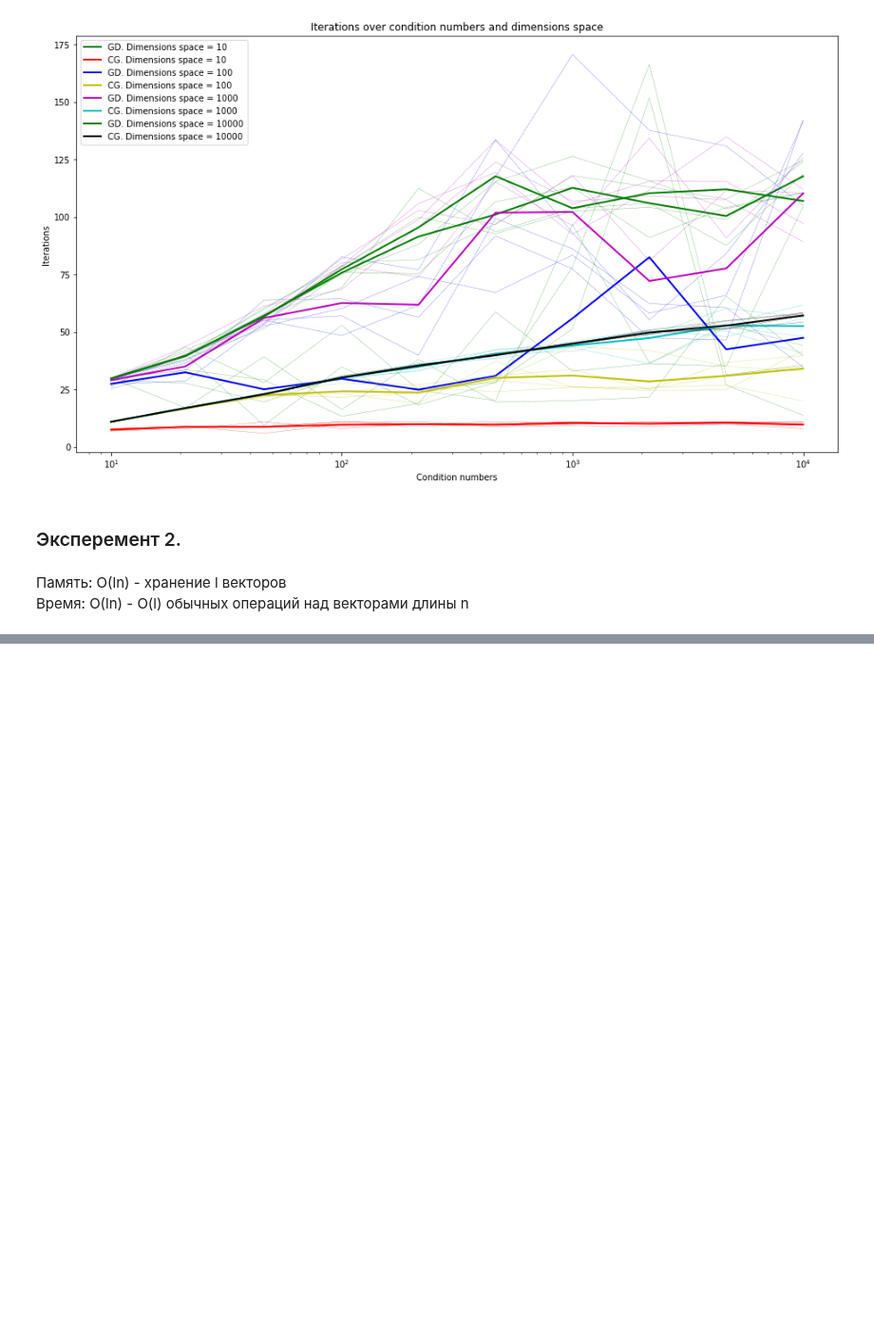
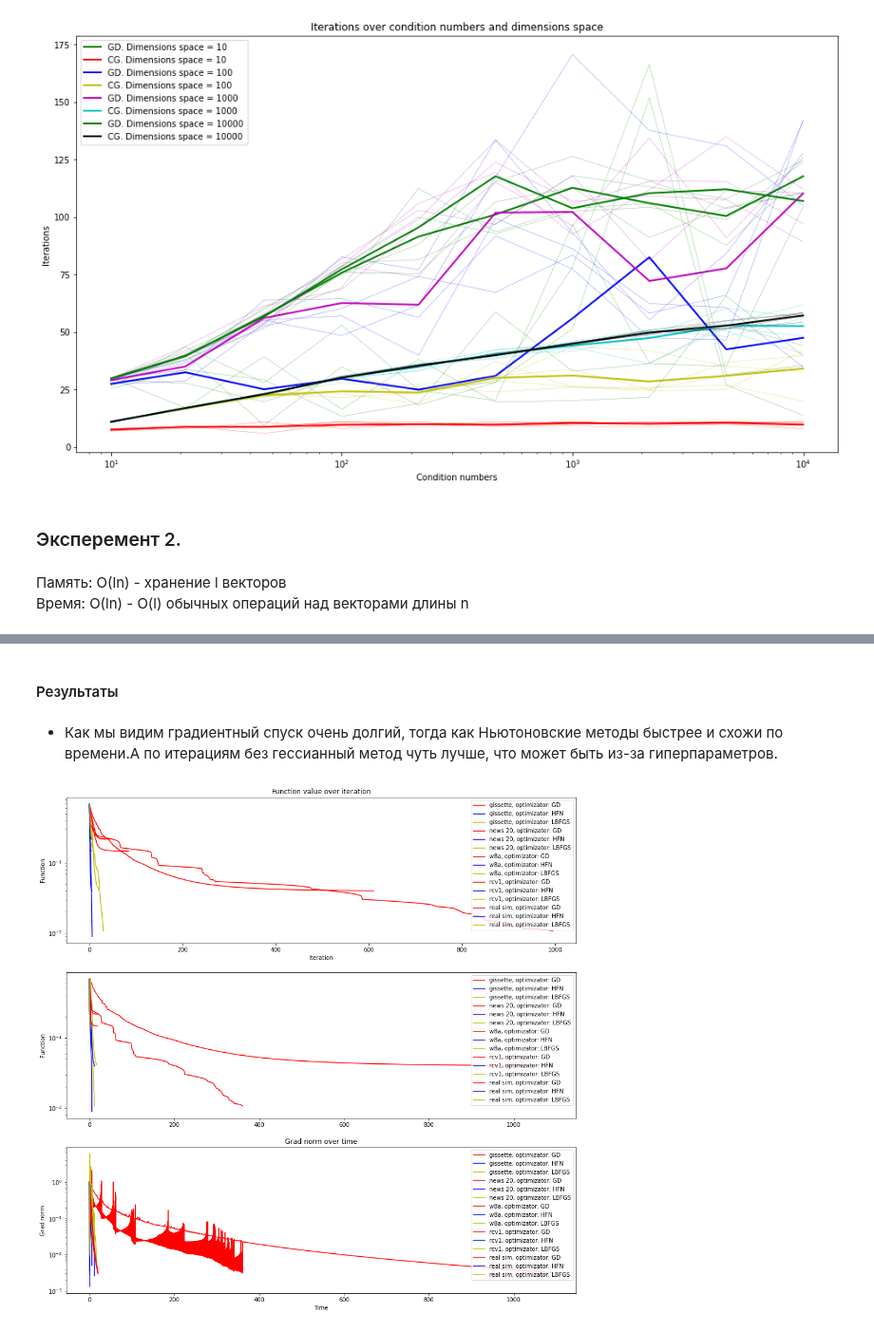
Before and after one commit to Panesher/Machine-Learning, a Jupyter notebook: OML/task2/othcher.ipynb, the cells around one changed output, grey strips where cells are left out. Shown at 95% size. Cells and saved outputs as stored; diff of their text form; code cells hidden in the pictures; blank space fills up the shorter version.

```diff
--- a/OML/task2/othcher.ipynb
+++ b/OML/task2/othcher.ipynb
@@ -164,0 +270,4 @@ gisette = libsvm.fetch('binary', 'gisette_scale')
+# %%
+w8a = libsvm.fetch('binary', 'w8a')
+real_sim = libsvm.fetch('binary', 'real-sim')
+rcv1 = fetch_rcv1()
@@ -164,0 +317,19 @@ gisette = libsvm.fetch('binary', 'gisette_scale')
+# %% [markdown]
+#### Результаты
+# %% [markdown]
+* Как мы видим градиентный спуск очень долгий, тогда как Ньютоновские методы быстрее и схожи по времени.А по итерациям без гессианный метод чуть лучше, что может быть из-за гиперпараметров.
+# %%
+_, axs = plt.subplots(3, 1, figsize=(16, 16))
+optimizators = [
+    (gradient_descent, 'GD'),
+    (hessian_free_newton, 'HFN'),
+    (lbfgs, 'LBFGS')
+]
+Tester(gisette, name='gissette').test_and_plot(optimizators, axs)
+Tester(news20, name='news 20').test_and_plot(optimizators, axs)
+Tester(w8a, name='w8a').test_and_plot(optimizators, axs)
+Tester(rcv1, name='rcv1').test_and_plot(optimizators, axs)
+Tester(real_sim, name='real sim').test_and_plot(optimizators, axs)
+clear_output()
+# %% [output]
+[figure, added]
```
Also changed, not shown: parts of 10 cells of this notebook, 1 other file.
